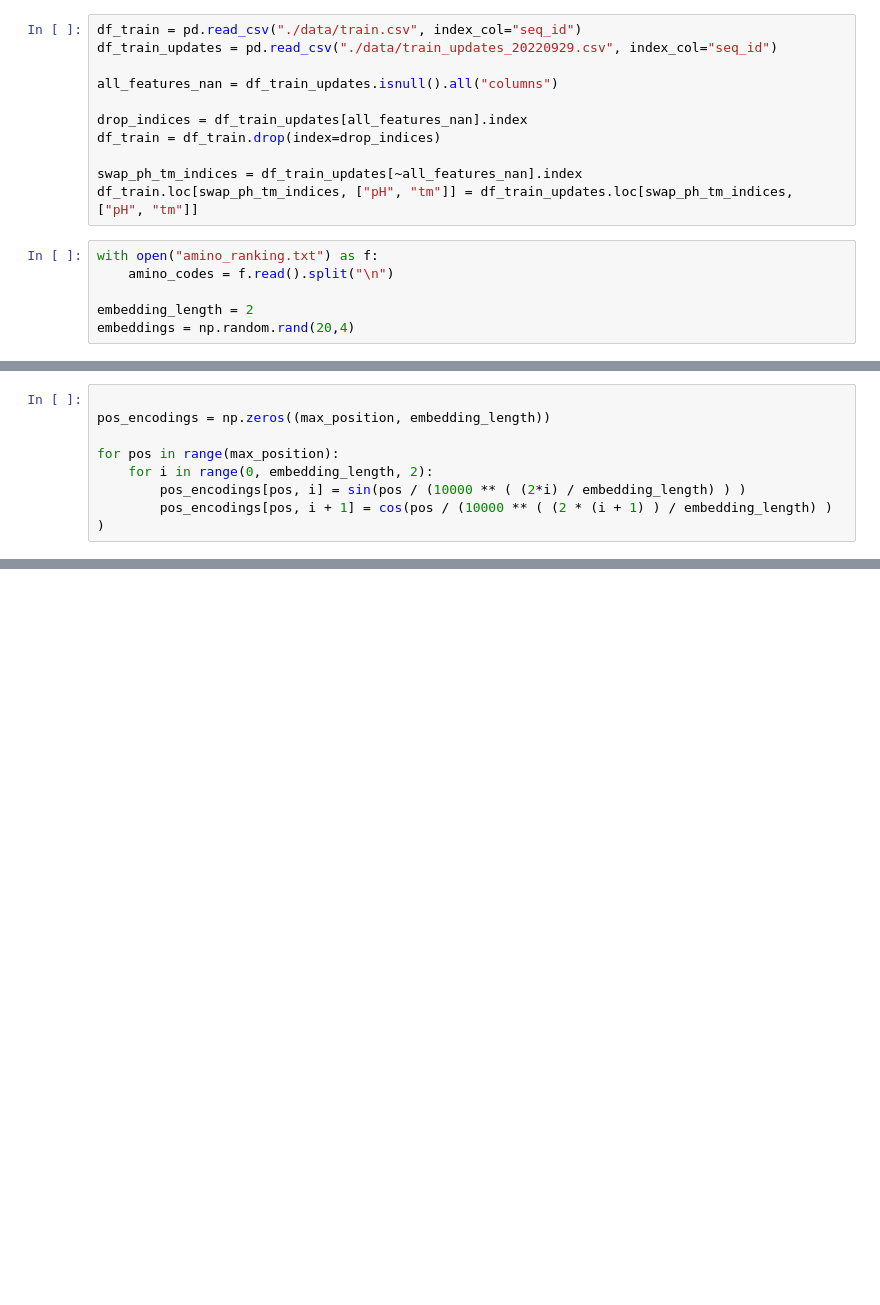
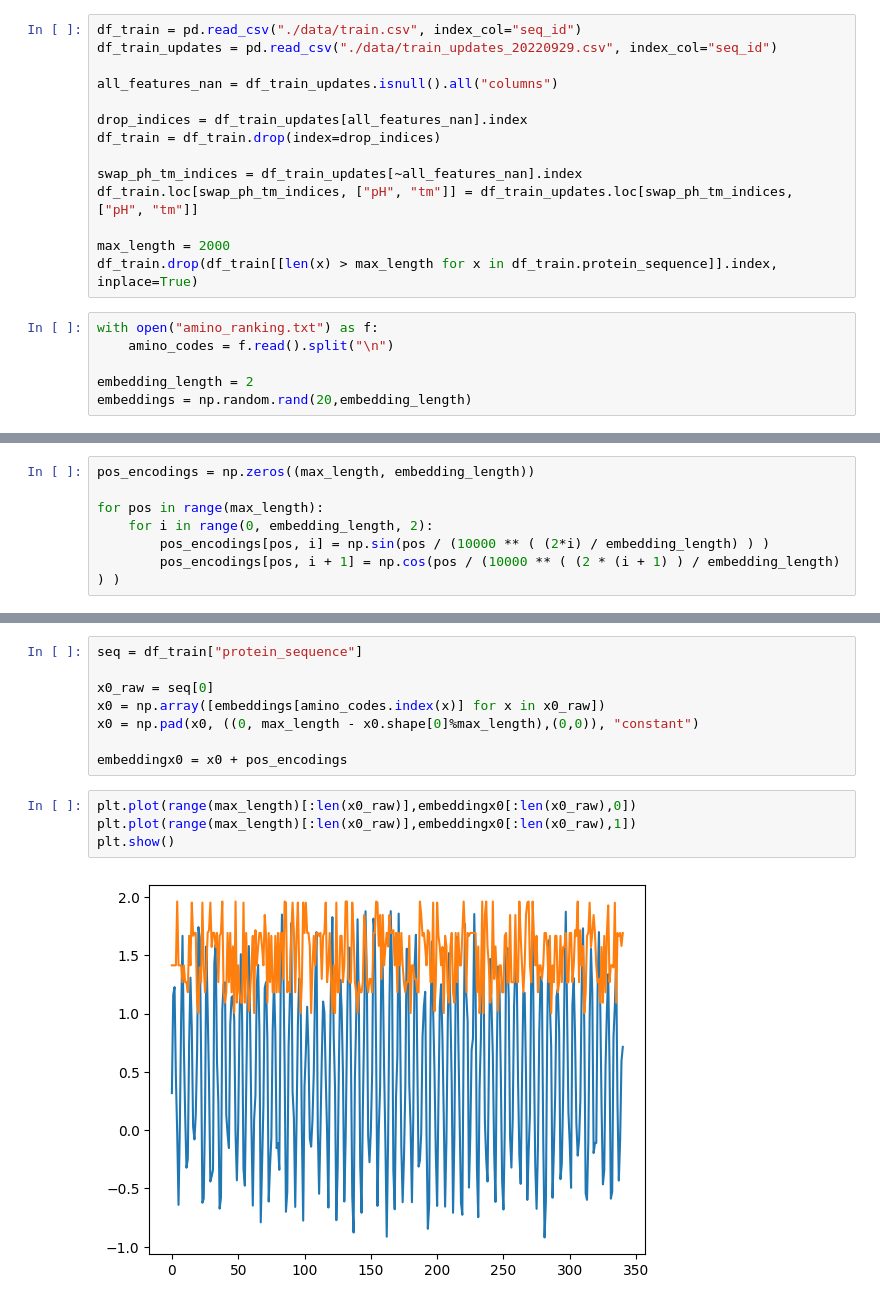
Before and after one commit to martin-he543/novozymes-enzyme-stability-prediction-kaggle-2022, a Jupyter notebook: data_prep.ipynb, the cells around one changed output, grey strips where cells are left out. Saved outputs shown, nothing was run; the diff lists cells and outputs as text; blank space fills up the shorter version.

Commit message:
fixed positional encodings

```diff
--- a/data_prep.ipynb
+++ b/data_prep.ipynb
@@ -16,9 +14,12 @@ df_train = df_train.drop(index=drop_indices)
 
 swap_ph_tm_indices = df_train_updates[~all_features_nan].index
 df_train.loc[swap_ph_tm_indices, ["pH", "tm"]] = df_train_updates.loc[swap_ph_tm_indices, ["pH", "tm"]]
+
+max_length = 2000
+df_train.drop(df_train[[len(x) > max_length for x in df_train.protein_sequence]].index, inplace=True)
 # %%
 with open("amino_ranking.txt") as f:
     amino_codes = f.read().split("\n")
 
 embedding_length = 2
-embeddings = np.random.rand(20,4)
+embeddings = np.random.rand(20,embedding_length)
@@ -27,8 +26,7 @@ embeddings = np.random.rand(20,4)
 # %%
+pos_encodings = np.zeros((max_length, embedding_length))
 
-pos_encodings = np.zeros((max_position, embedding_length))
-
-for pos in range(max_position):
+for pos in range(max_length):
     for i in range(0, embedding_length, 2):
-        pos_encodings[pos, i] = sin(pos / (10000 ** ( (2*i) / embedding_length) ) )
-        pos_encodings[pos, i + 1] = cos(pos / (10000 ** ( (2 * (i + 1) ) / embedding_length) ) )
+        pos_encodings[pos, i] = np.sin(pos / (10000 ** ( (2*i) / embedding_length) ) )
+        pos_encodings[pos, i + 1] = np.cos(pos / (10000 ** ( (2 * (i + 1) ) / embedding_length) ) )
@@ -55,0 +33,14 @@ plt.show()
+# %%
+seq = df_train["protein_sequence"]
+
+x0_raw = seq[0]
+x0 = np.array([embeddings[amino_codes.index(x)] for x in x0_raw])
+x0 = np.pad(x0, ((0, max_length - x0.shape[0]%max_length),(0,0)), "constant")
+
+embeddingx0 = x0 + pos_encodings
+# %%
+plt.plot(range(max_length)[:len(x0_raw)],embeddingx0[:len(x0_raw),0])
+plt.plot(range(max_length)[:len(x0_raw)],embeddingx0[:len(x0_raw),1])
+plt.show()
+# %% [output]
+[figure, added]
```
Also changed, not shown: parts of 5 cells of this notebook, 2 other files.
